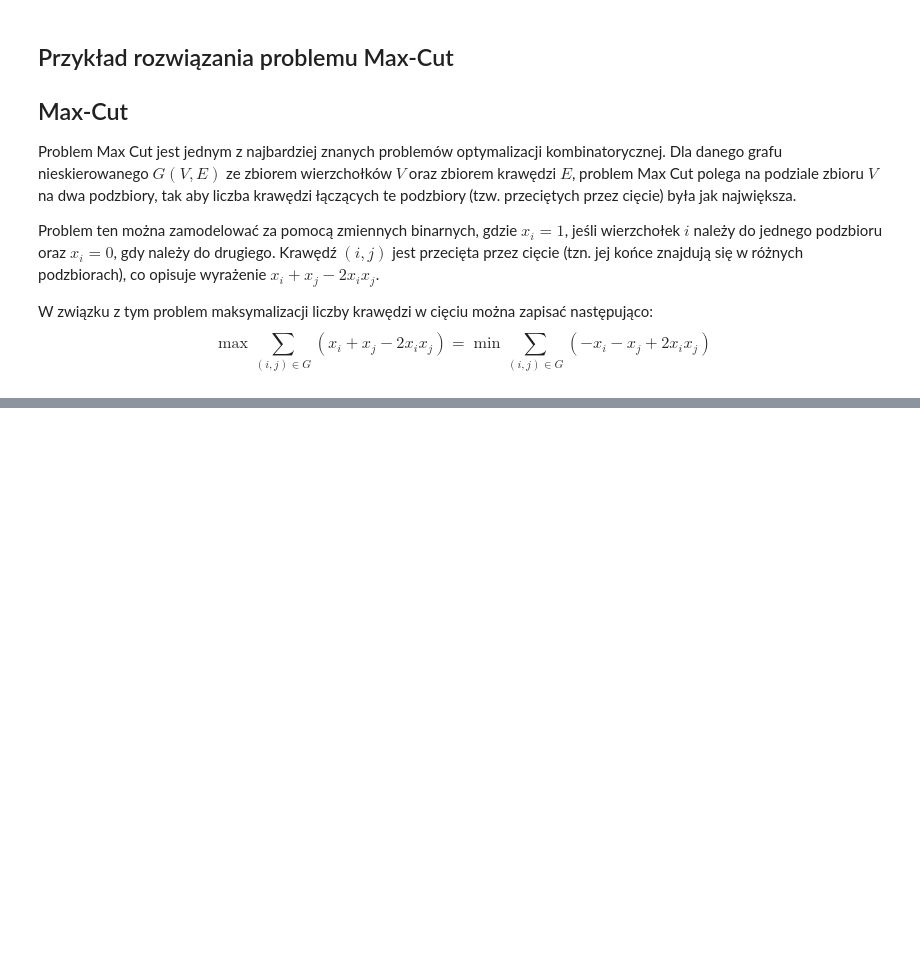
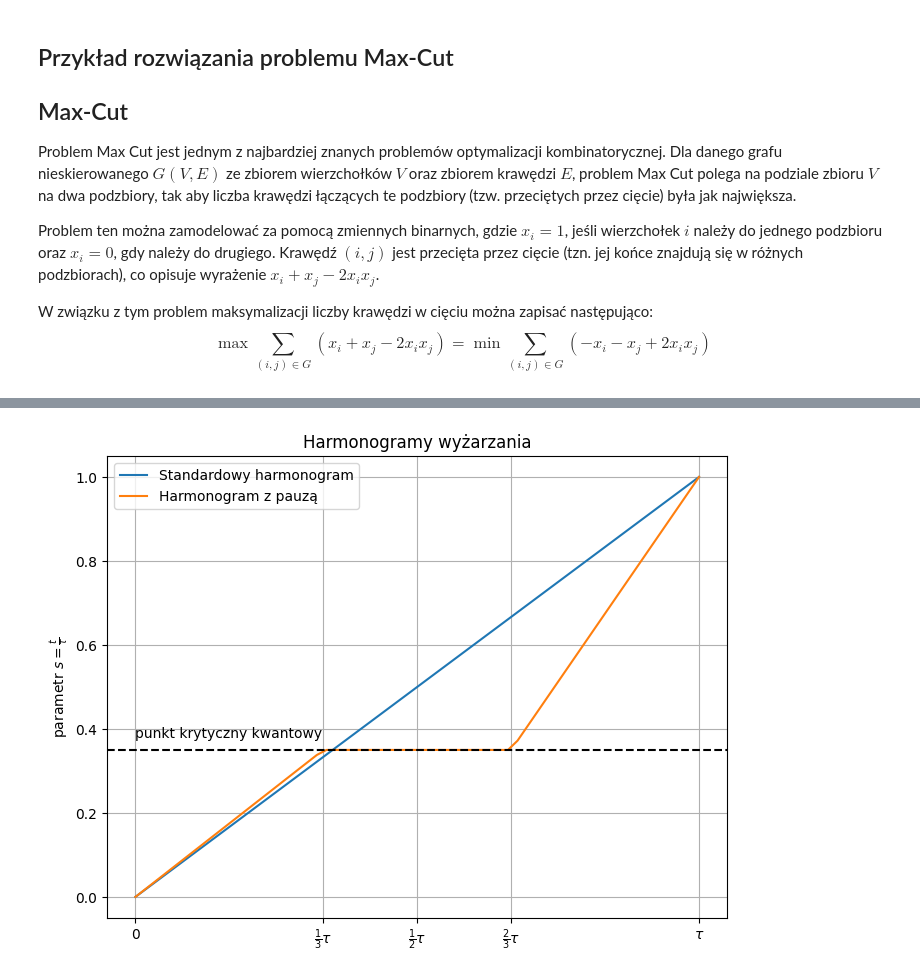
Before and after one commit to iitis/AkademiaSztukiKwantowej, a Jupyter notebook: classical_and_quantum_annealing/Praca_z_wyżarzaczami_kwantowymi.ipynb, the cells around one changed output, grey strips where cells are left out. Drawn from its saved outputs; the diff is of its cells as text; code cells hidden in the pictures; blank space fills up the shorter version.

```diff
--- a/classical_and_quantum_annealing/Praca_z_wyżarzaczami_kwantowymi.ipynb
+++ b/classical_and_quantum_annealing/Praca_z_wyżarzaczami_kwantowymi.ipynb
@@ -234,0 +332,27 @@ nx.draw(graph, node_color=["r" if i in S0 else "c" for i in list(graph.nodes)],
+# %%
+# Harmonogram wyżarzania z Pauzą
+
+import matplotlib.pyplot as plt
+import numpy as np
+
+x = np.linspace(0, 1, num=60)
+y_lin = x
+QCP = 0.35
+y_pause = np.where(x <= 1/3, 1.05*x,
+                   np.where(x <= 2/3, QCP, 1.95*x-0.95))
+
+plt.figure(figsize=(8,6))
+plt.plot(x, y_lin, label="Standardowy harmonogram")
+plt.plot(x, y_pause, label="Harmonogram z pauzą")
+
+
+plt.title("Harmonogramy wyżarzania")
+plt.ylabel(r"parametr $s=\frac{t}{\tau}$")
+plt.xticks([0, 1/3, 1/2, 2/3, 1], labels=["0", r"$\frac{1}{3} \tau$", r"$\frac{1}{2} \tau$", r"$\frac{2}{3} \tau$", r"$\tau$"])
+plt.grid()
+plt.axhline(QCP, linestyle="--", color="black")
+plt.text(0, QCP + 0.03, "punkt krytyczny kwantowy")
+plt.legend()
+plt.show()
+# %% [output]
+[figure, added]
```
Also changed, not shown: parts of 10 cells of this notebook, 2 other files.
